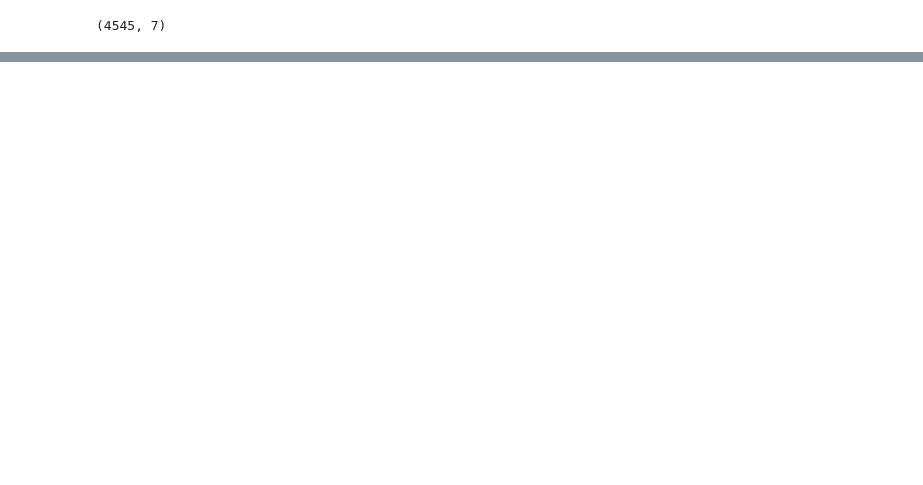
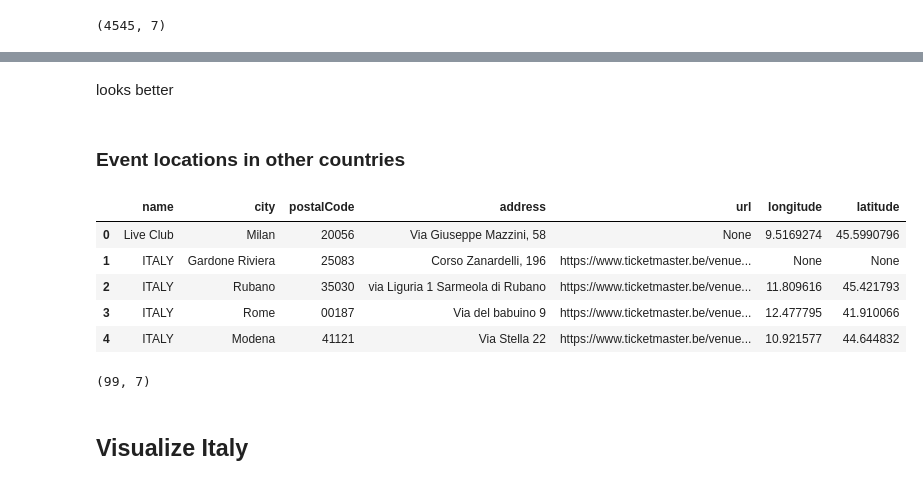
Before and after one commit to danielhinz/assignment5, a Jupyter notebook: Hinz_Daniel_Assignment_04Python.ipynb, the cells around one changed output, grey strips where cells are left out. Saved outputs shown, nothing was run; the diff lists cells and outputs as text; code cells hidden in the pictures; blank space fills up the shorter version.

```diff
--- a/Hinz_Daniel_Assignment_04Python.ipynb
+++ b/Hinz_Daniel_Assignment_04Python.ipynb
@@ -136,0 +185,53 @@ venues_all.shape
+# %% [markdown]
+looks better
+# %% [markdown]
+### Event locations in other countries
+# %%
+# lets pick Italy
+
+
+# initiate output dataframe
+venues_it = pd.DataFrame(columns = ["name", "city", "postalCode", "address", "url", "longitude", "latitude"])
+
+# load api, no loop required only 99 venues exists
+APIcontent = requests.get("https://app.ticketmaster.com/discovery/v2/venues",
+                           params = {"apikey":key, "countryCode":"IT", "size":100}).json()
+
+try:
+   	for i in APIcontent["_embedded"]["venues"]:
+
+            # initiate list
+           objects = []
+
+            # append each entry to list
+           objects.append(query_dict(i,"name"))
+           objects.append(query_dict(i,"city","name"))
+           objects.append(query_dict(i,"postalCode"))
+           objects.append(query_dict(i,"address","line1"))
+           objects.append(query_dict(i,"url"))
+           objects.append(query_dict(i,"location","longitude"))
+           objects.append(query_dict(i,"location","latitude"))
+
+            # append list as new row to dataframe
+           venues_it.loc[len(venues_it)] = objects
+
+except:
+    # if we get an error from the api, wait 2 seconds and try again
+    time.sleep(2)
+    page = page-1
+    print("error at:", page)
+# %%
+venues_it.head()
+# %% [output]
+|  | name | city | postalCode | address | url | longitude | latitude |
+| 0 | Live Club | Milan | 20056 | Via Giuseppe Mazzini, 58 | None | 9.5169274 | 45.5990796 |
+| 1 | ITALY | Gardone Riviera | 25083 | Corso Zanardelli, 196 | https://www.ticketmaster.be/venue... | None | None |
+| 2 | ITALY | Rubano | 35030 | via Liguria 1 Sarmeola di Rubano | https://www.ticketmaster.be/venue... | 11.809616 | 45.421793 |
+| 3 | ITALY | Rome | 00187 | Via del babuino 9 | https://www.ticketmaster.be/venue... | 12.477795 | 41.910066 |
+| 4 | ITALY | Modena | 41121 | Via Stella 22 | https://www.ticketmaster.be/venue... | 10.921577 | 44.644832 |
+# %%
+venues_it.shape
+# %% [output]
+(99, 7)
+# %% [markdown]
+## Visualize Italy
```
Also changed, not shown: parts of 12 cells of this notebook.
